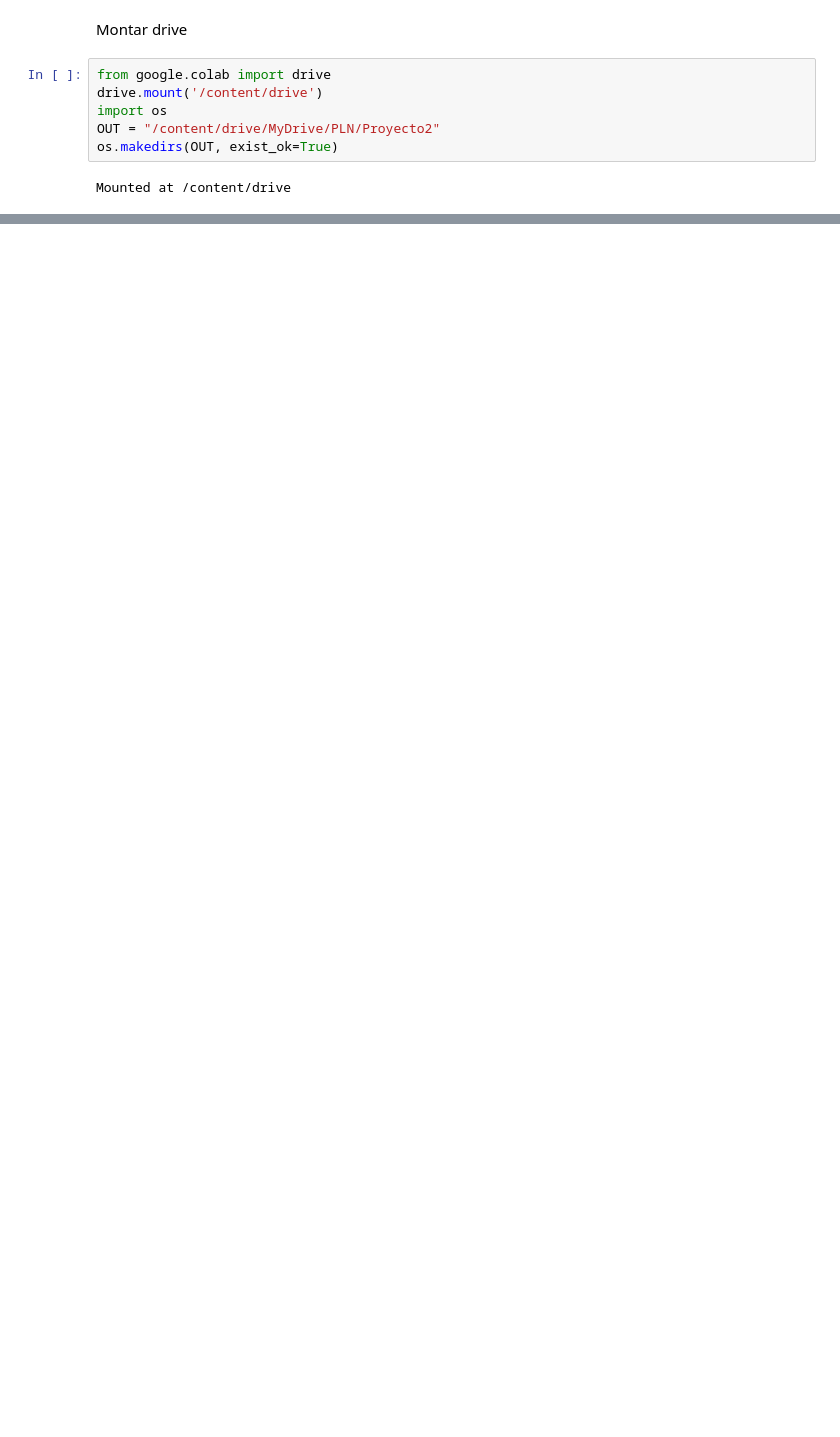
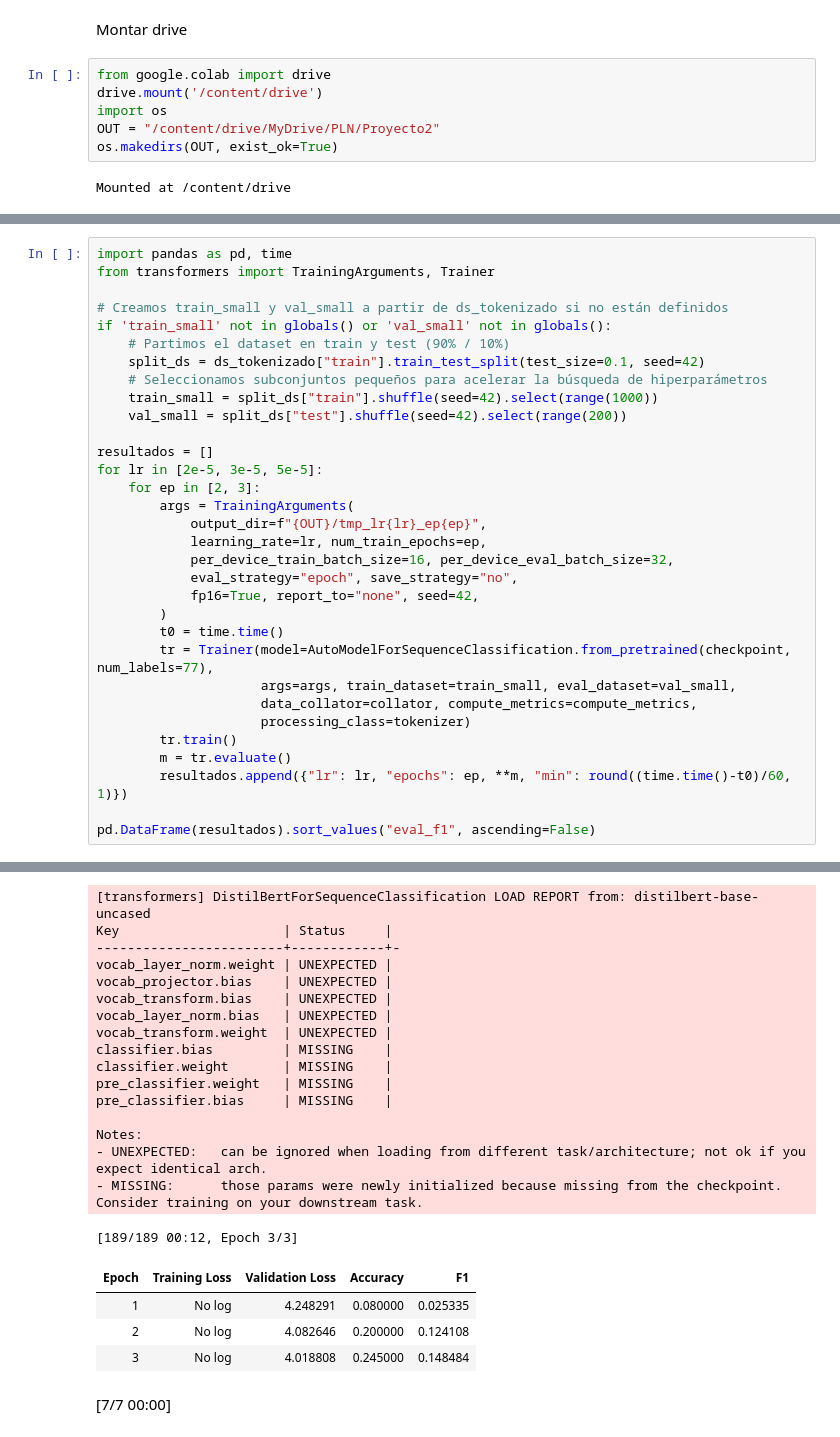
Before and after one commit to Neltrin1/Proyecto-2-PLN, a Jupyter notebook: Proyecto_2_Nelson_Puerta.ipynb, the cells around one changed output, grey strips where cells are left out. Cells and saved outputs as stored; diff of their text form; blank space fills up the shorter version.

```diff
--- a/Proyecto_2_Nelson_Puerta.ipynb
+++ b/Proyecto_2_Nelson_Puerta.ipynb
@@ -36,0 +210,33 @@ Mounted at /content/drive
+# %%
+import pandas as pd, time
+from transformers import TrainingArguments, Trainer
+
+# Creamos train_small y val_small a partir de ds_tokenizado si no están definidos
+if 'train_small' not in globals() or 'val_small' not in globals():
+    # Partimos el dataset en train y test (90% / 10%)
+    split_ds = ds_tokenizado["train"].train_test_split(test_size=0.1, seed=42)
+    # Seleccionamos subconjuntos pequeños para acelerar la búsqueda de hiperparámetros
+    train_small = split_ds["train"].shuffle(seed=42).select(range(1000))
+    val_small = split_ds["test"].shuffle(seed=42).select(range(200))
+
+resultados = []
+for lr in [2e-5, 3e-5, 5e-5]:
+    for ep in [2, 3]:
+        args = TrainingArguments(
+            output_dir=f"{OUT}/tmp_lr{lr}_ep{ep}",
+            learning_rate=lr, num_train_epochs=ep,
+            per_device_train_batch_size=16, per_device_eval_batch_size=32,
+            eval_strategy="epoch", save_strategy="no",
+            fp16=True, report_to="none", seed=42,
+        )
+        t0 = time.time()
+        tr = Trainer(model=AutoModelForSequenceClassification.from_pretrained(checkpoint, num_labels=77),
+                     args=args, train_dataset=train_small, eval_dataset=val_small,
+                     data_collator=collator, compute_metrics=compute_metrics,
+                     processing_class=tokenizer)
+        tr.train()
+        m = tr.evaluate()
+        resultados.append({"lr": lr, "epochs": ep, **m, "min": round((time.time()-t0)/60, 1)})
+
+pd.DataFrame(resultados).sort_values("eval_f1", ascending=False)
+# %% [output]
@@ -36,0 +266,22 @@ Mounted at /content/drive
+[transformers] DistilBertForSequenceClassification LOAD REPORT from: distilbert-base-uncased
+Key                     | Status     |
+------------------------+------------+-
+vocab_layer_norm.weight | UNEXPECTED |
+vocab_projector.bias    | UNEXPECTED |
+vocab_transform.bias    | UNEXPECTED |
+vocab_layer_norm.bias   | UNEXPECTED |
+vocab_transform.weight  | UNEXPECTED |
+classifier.bias         | MISSING    |
+classifier.weight       | MISSING    |
+pre_classifier.weight   | MISSING    |
+pre_classifier.bias     | MISSING    |
+
+Notes:
+- UNEXPECTED:   can be ignored when loading from different task/architecture; not ok if you expect identical arch.
+- MISSING:      those params were newly initialized because missing from the checkpoint. Consider training on your downstream task.
+[189/189 00:12, Epoch 3/3]
+| Epoch | Training Loss | Validation Loss | Accuracy | F1 |
+| 1 | No log | 4.248291 | 0.080000 | 0.025335 |
+| 2 | No log | 4.082646 | 0.200000 | 0.124108 |
+| 3 | No log | 4.018808 | 0.245000 | 0.148484 |
+[7/7 00:00]
```
Also changed, not shown: parts of 21 cells of this notebook.
